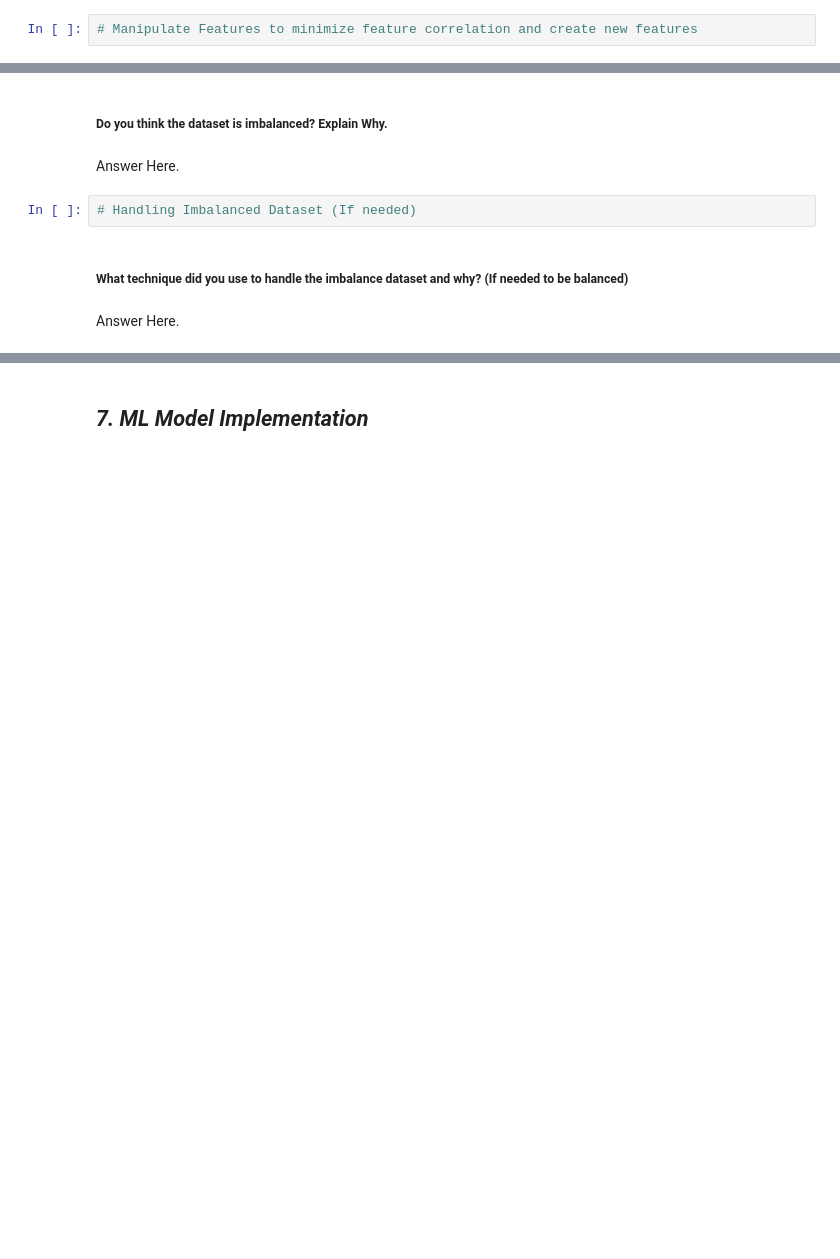
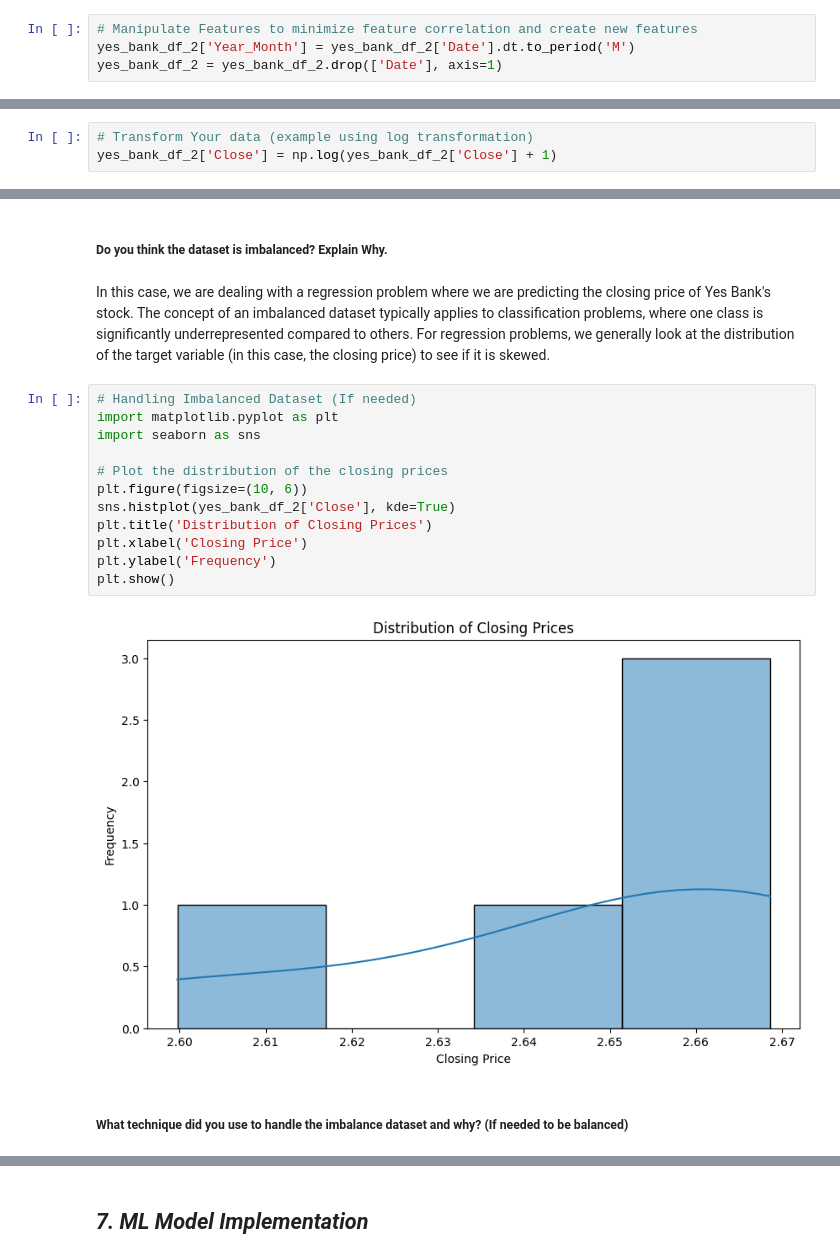
Before and after one commit to KushangShah/ML-Project-End-to-End-Machine-Learning., a Jupyter notebook: Yes_Bank_Stock_Closing_Price_Prediction.ipynb, the cells around one changed output, grey strips where cells are left out. Drawn from its saved outputs; the diff is of its cells as text; blank space fills up the shorter version.

```diff
--- a/Yes_Bank_Stock_Closing_Price_Prediction.ipynb
+++ b/Yes_Bank_Stock_Closing_Price_Prediction.ipynb
@@ -1058,5 +1062,7 @@ Answer Here.
 #### 1. Feature Manipulation
 # %%
 # Manipulate Features to minimize feature correlation and create new features
+yes_bank_df_2['Year_Month'] = yes_bank_df_2['Date'].dt.to_period('M')
+yes_bank_df_2 = yes_bank_df_2.drop(['Date'], axis=1)
 # %% [markdown]
 #### 2. Feature Selection
@@ -1079,2 +1077,5 @@ Answer Here.
+# %%
+# Transform Your data (example using log transformation)
+yes_bank_df_2['Close'] = np.log(yes_bank_df_2['Close'] + 1)
 # %% [markdown]
 ### 6. Data Scaling
@@ -1106,11 +1129,21 @@ Answer Here.
 ### 9. Handling Imbalanced Dataset
 # %% [markdown]
 ##### Do you think the dataset is imbalanced? Explain Why.
-# %% [markdown]
-Answer Here.
-# %%
-# Handling Imbalanced Dataset (If needed)
+# %% [markdown]
+In this case, we are dealing with a regression problem where we are predicting the closing price of Yes Bank's stock. The concept of an imbalanced dataset typically applies to classification problems, where one class is significantly underrepresented compared to others. For regression problems, we generally look at the distribution of the target variable (in this case, the closing price) to see if it is skewed.
+# %%
+# Handling Imbalanced Dataset (If needed)
+import matplotlib.pyplot as plt
+import seaborn as sns
+
+# Plot the distribution of the closing prices
+plt.figure(figsize=(10, 6))
+sns.histplot(yes_bank_df_2['Close'], kde=True)
+plt.title('Distribution of Closing Prices')
+plt.xlabel('Closing Price')
+plt.ylabel('Frequency')
+plt.show()
+# %% [output]
+[figure, added]
 # %% [markdown]
 ##### What technique did you use to handle the imbalance dataset and why? (If needed to be balanced)
-# %% [markdown]
-Answer Here.
```
Also changed, not shown: parts of 66 cells of this notebook.
